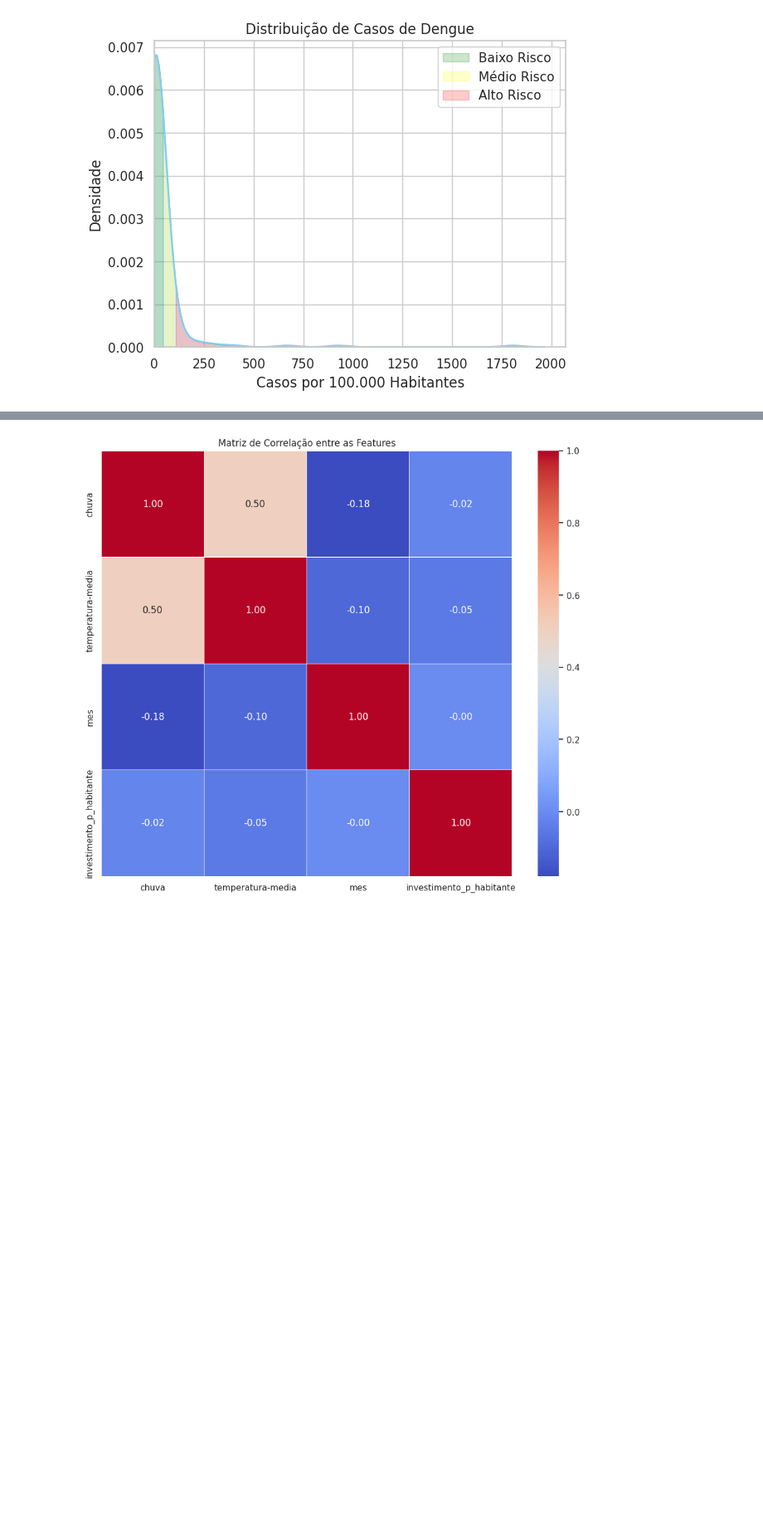
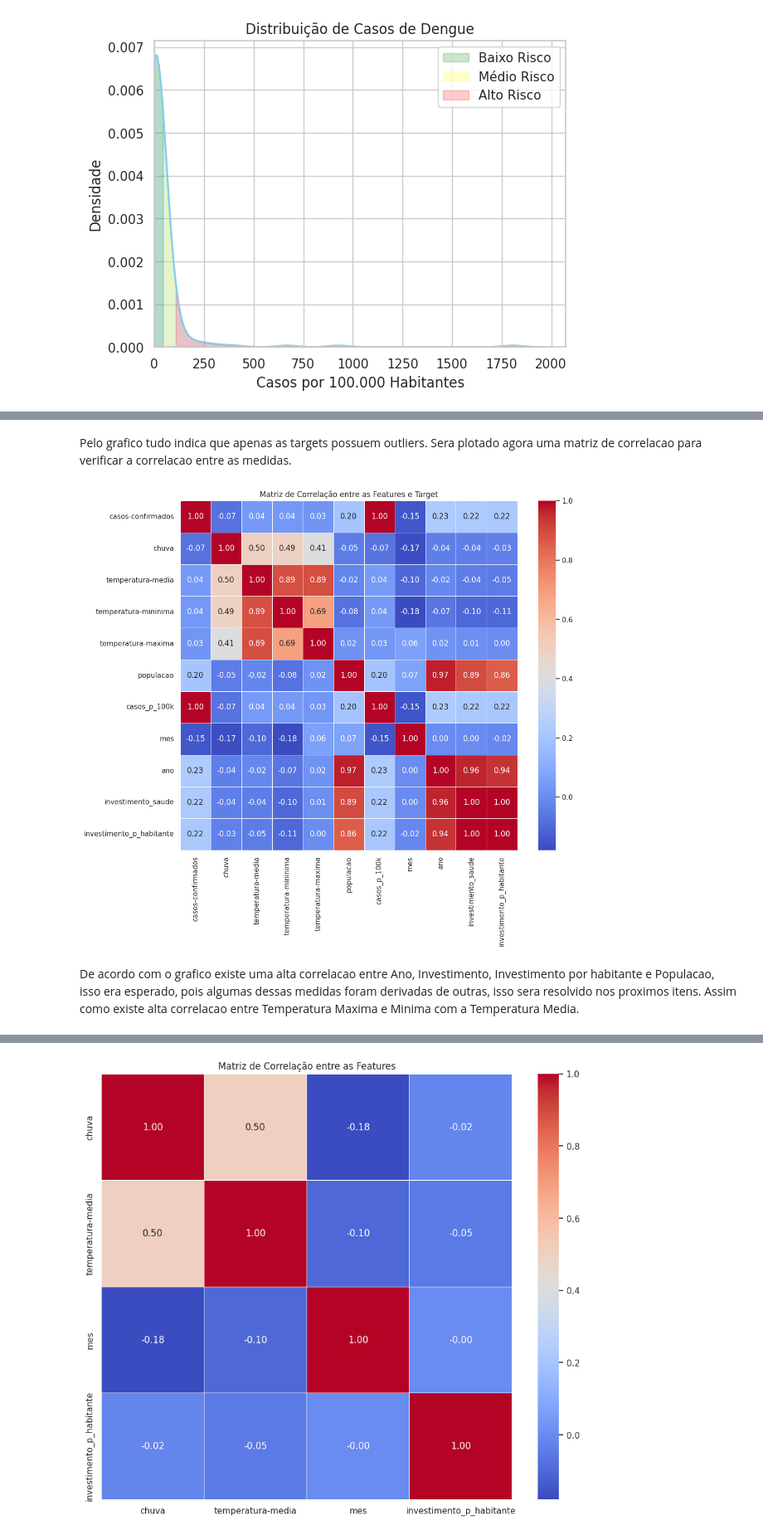
Before and after one commit to glaucofilho/CEDS808, a Jupyter notebook: Tarefas/TrabalhoFinal/teste.ipynb, the cells around one changed output, grey strips where cells are left out. Shown at 83% size. Saved outputs shown, nothing was run; the diff lists cells and outputs as text; code cells hidden in the pictures; blank space fills up the shorter version.

```diff
--- a/Tarefas/TrabalhoFinal/teste.ipynb
+++ b/Tarefas/TrabalhoFinal/teste.ipynb
@@ -302,0 +294,12 @@ plt.show()
+# %% [markdown]
+Pelo grafico tudo indica que apenas as targets possuem outliers. Sera plotado agora uma matriz de correlacao para verificar a correlacao entre as medidas.
+# %%
+correlation_matrix = df.corr()
+plt.figure(figsize=(12, 10))
+sns.heatmap(correlation_matrix, annot=True, cmap='coolwarm', fmt=".2f", linewidths=0.5)
+plt.title('Matriz de Correlação entre as Features e Target')
+plt.show()
+# %% [output]
+[figure, added]
+# %% [markdown]
+De acordo com o grafico existe uma alta correlacao entre Ano, Investimento, Investimento por habitante e Populacao, isso era esperado, pois algumas dessas medidas foram derivadas de outras, isso sera resolvido nos proximos itens. Assim como existe alta correlacao entre Temperatura Maxima e Minima com a Temperatura Media.
```
Also changed, not shown: parts of 17 cells of this notebook.
